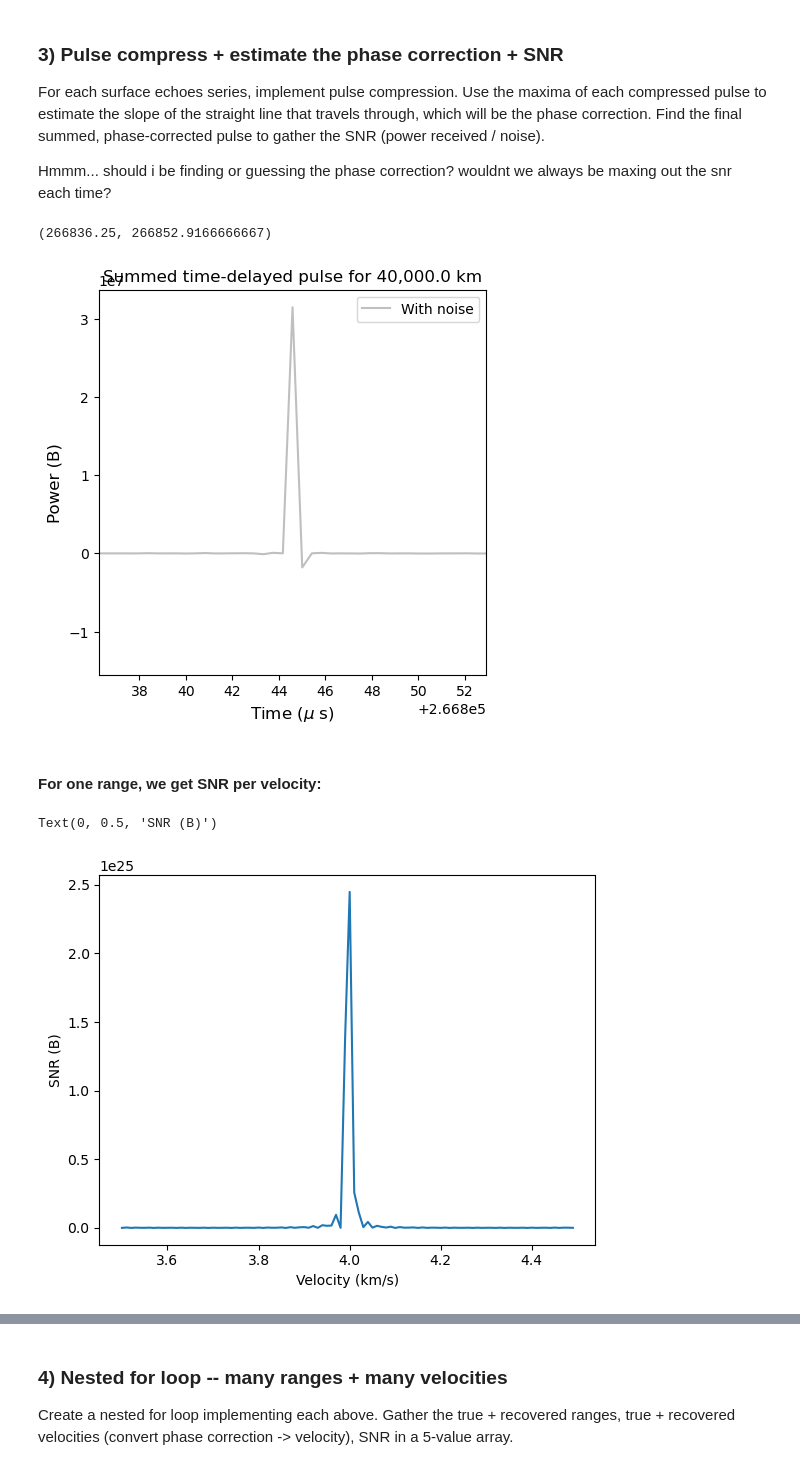
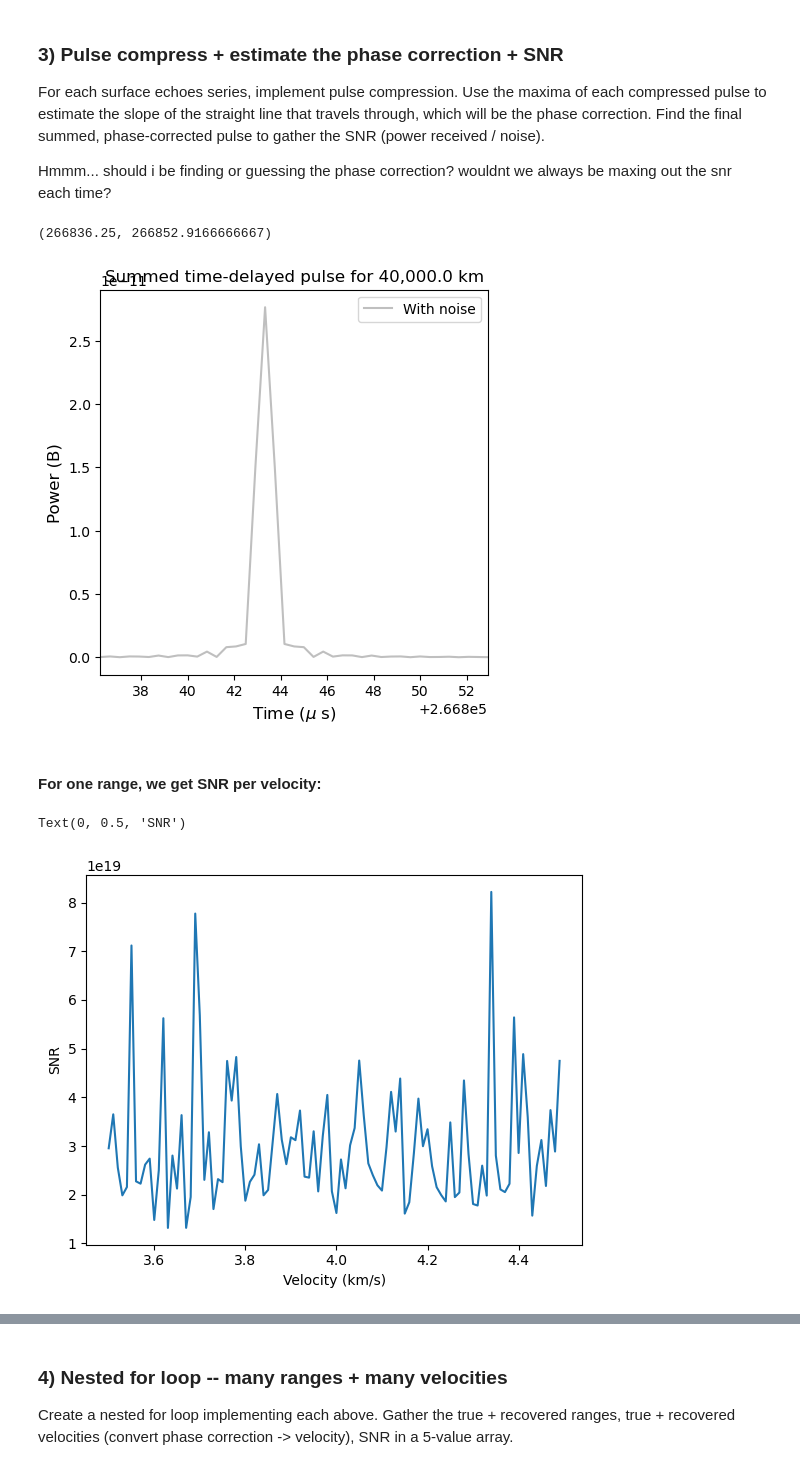
Before and after one commit to MystaryPi/reason-ranging, a Jupyter notebook: Phase Shift Approach.ipynb, the cells around one changed output, grey strips where cells are left out. Drawn from its saved outputs; the diff is of its cells as text; code cells hidden in the pictures.

Commit message:
phase shift isn't working, going to try summing at phase shift instead oof

```diff
--- a/Phase Shift Approach.ipynb
+++ b/Phase Shift Approach.ipynb
@@ -88,26 +88,29 @@ def ranging_per_v(start_alt, end_time, sampling_rate_m, vset):
 
         # signal spreads out 1/16 pi d^4
         Pr = radar_equation(Pt, Gt, d, rcs, hf_wavelength)
-        amplitude_dif = Pr / Pt
 
-        res = np.append(res, chirpsig*amplitude_dif)
+        res = np.append(res, chirpsig) # in units of AMPLITUDE
 
     pulse_count = idx+1
 
-    return res, pulse_count
+    return res, pulse_count, Pr # keep Pr so that we can convert to power later
 # %%
 # set up range array
-N_galactic = 10**-17
+hf_Ae = (Gt*hf_wavelength**2)/(4*np.pi)
+N_galactic = 10**-17 # W/mhz/m^2
+N_power = N_galactic * (hf_bandwidth/1e6) * hf_Ae # W
+print("Galactic noise (power): {} W".format(N_power))
+
 start_alt = 40000*1e3 #m
-end_time = 0.01 #s
+end_time = 0.001 #s
 vset = 4e3 #m/s
 sampling_rate_m = vset/hf_repetition_freq
 
-res, pulse_count = ranging_per_v(start_alt, end_time, sampling_rate_m, vset) # assume 4 km/s
-res_with_noise = np.copy(res) + np.random.normal(loc=N_galactic, size=len(res))
+res, pulse_count, Pr = ranging_per_v(start_alt, end_time, sampling_rate_m, vset) # assume 4 km/s
+noise_power = np.random.normal(loc=N_power, size=len(res)) # in units of amplitude (sqrt(W))
 
-print(pulse_count)
-print(res)
+print(np.max(np.abs(res))) # amplitude (should be 1)
+print("Uncompressed P_r/N (power): {:.2f} dB".format(10*np.log10(np.max(np.abs(Pr*res**2))/N_power)))
 
 # Times for pulse train
 times = np.linspace(0, pulse_count*(1/hf_repetition_freq), len(res))
@@ -115,10 +118,10 @@ times = np.linspace(0, pulse_count*(1/hf_repetition_freq), len(res))
 
 # Plot figure
 fig, ax = plt.subplots(figsize=(5,5))
-plt.plot(times/(1e-6), res_with_noise, c='gray', label='With noise')
-plt.plot(times/(1e-6), res, c='maroon', label='Without noise')
+plt.plot(times/(1e-6), Pr*res**2 + noise_power, c='gray', label='With noise')
+plt.plot(times/(1e-6), Pr*res**2, c='maroon', label='Without noise')
 plt.title("HF chirp pulse train \nfrom {:,} to {:,} km".format(start_alt/1e3, (start_alt + end_time*vset)/1e3), fontsize=12)
 plt.xlabel(r"Time ($\mu$ s)", fontsize=12)
-plt.ylabel("Amplitude", fontsize = 12)
+plt.ylabel("Power (W)", fontsize = 12)
 plt.legend()
 # %% [output]
@@ -203,7 +209,9 @@ def get_SNR(res, pulse_count, v, dtrue, dtest):
 # %%
 dtrue = 40000e3
 #peaks, peak_sum_at_guess, shift_times, shifted_signal = get_SNR(res, pulse_count, 4000, dtrue, dtrue)
-_, peak_sum_at_guess_noise, shift_times_noise, shifted_signal_noise = get_SNR(res_with_noise, pulse_count, 4000, dtrue, dtrue)
+noise = np.random.normal(loc=np.sqrt(N_power), size=len(res)) # in units of amplitude (sqrt(W))
+_, amplitude_at_guess, shift_times_noise, shifted_signal_noise = get_SNR(res*np.sqrt(Pr), pulse_count, 4000, dtrue, dtrue)
+# units of Sqrt(W) -- amplitude
 
 '''
 fig, ax = plt.subplots(figsize=(5,5))
@@ -215,7 +223,8 @@ plt.ylabel("Amplitude", fontsize = 12)
 '''
 
 fig, ax = plt.subplots(figsize=(5,5))
-plt.plot(shift_times_noise/(1e-6), shifted_signal_noise**2, c='gray', label='With noise', alpha=0.5)
+plt.plot(shift_times_noise/(1e-6), np.abs(shifted_signal_noise)**2, c='gray', label='With noise', alpha=0.5)
+#print(np.abs(amplitude_at_guess))
 #plt.plot(shift_times/(1e-6), shifted_signal**2, c='maroon', label='Without noise', alpha=0.5)
 plt.xlabel(r"Time ($\mu$ s)", fontsize=12)
 plt.ylabel("Power (B)", fontsize = 12)
@@ -224,25 +233,25 @@ plt.legend()
 plt.xlim(shift_times_noise[np.argmax(shifted_signal_noise) - 20]/(1e-6), shift_times_noise[np.argmax(shifted_signal_noise) + 20]/(1e-6))
 # %% [output]
 (266836.25, 266852.9166666667)
-[figure, old version]
+[figure, new version]
 # %% [markdown]
 #### For one range, we get SNR per velocity:
 # %%
 SNR_array = np.array([])
-res, pulse_count = ranging_per_v(start_alt, end_time, sampling_rate_m, vset) # assume 4 km/s
-res += np.random.normal(loc=N_galactic, size=len(res))
+res, pulse_count, Pr = ranging_per_v(start_alt, end_time, 3.7e3/hf_repetition_freq, 3.7e3) # assume 4 km/s
 
 for v in np.arange(3.5e3, 4.5e3, 0.01e3):
-    _, peak_sum, _, shifted_signal  = get_SNR(res, pulse_count, v, 40000e3, 40000e3) # true alt=40000
-    SNR = peak_sum/(10**-17)
+    noise = np.random.normal(loc=np.sqrt(N_power), size=len(res)) # in units of amplitude (sqrt(W))
+    _, peak_sum, _, shifted_signal  = get_SNR(res*np.sqrt(Pr) + noise, pulse_count, v, 40000e3, 40000e3) # true alt=40000
+    SNR = (np.abs(peak_sum)**2)/N_power # in units of power
     SNR_array = np.append(SNR_array, SNR)
 
 plt.plot(np.arange(3.5e3, 4.5e3, 0.01e3)/1000, SNR_array)
 plt.xlabel("Velocity (km/s)")
-plt.ylabel("SNR (B)")
+plt.ylabel("SNR")
 # %% [output]
-Text(0, 0.5, 'SNR (B)')
+Text(0, 0.5, 'SNR')
-[figure, old version]
+[figure, new version]
 # %%
 SNR_array = np.array([])
 vset = 4e3
```
Also changed, not shown: parts of 15 cells of this notebook.
